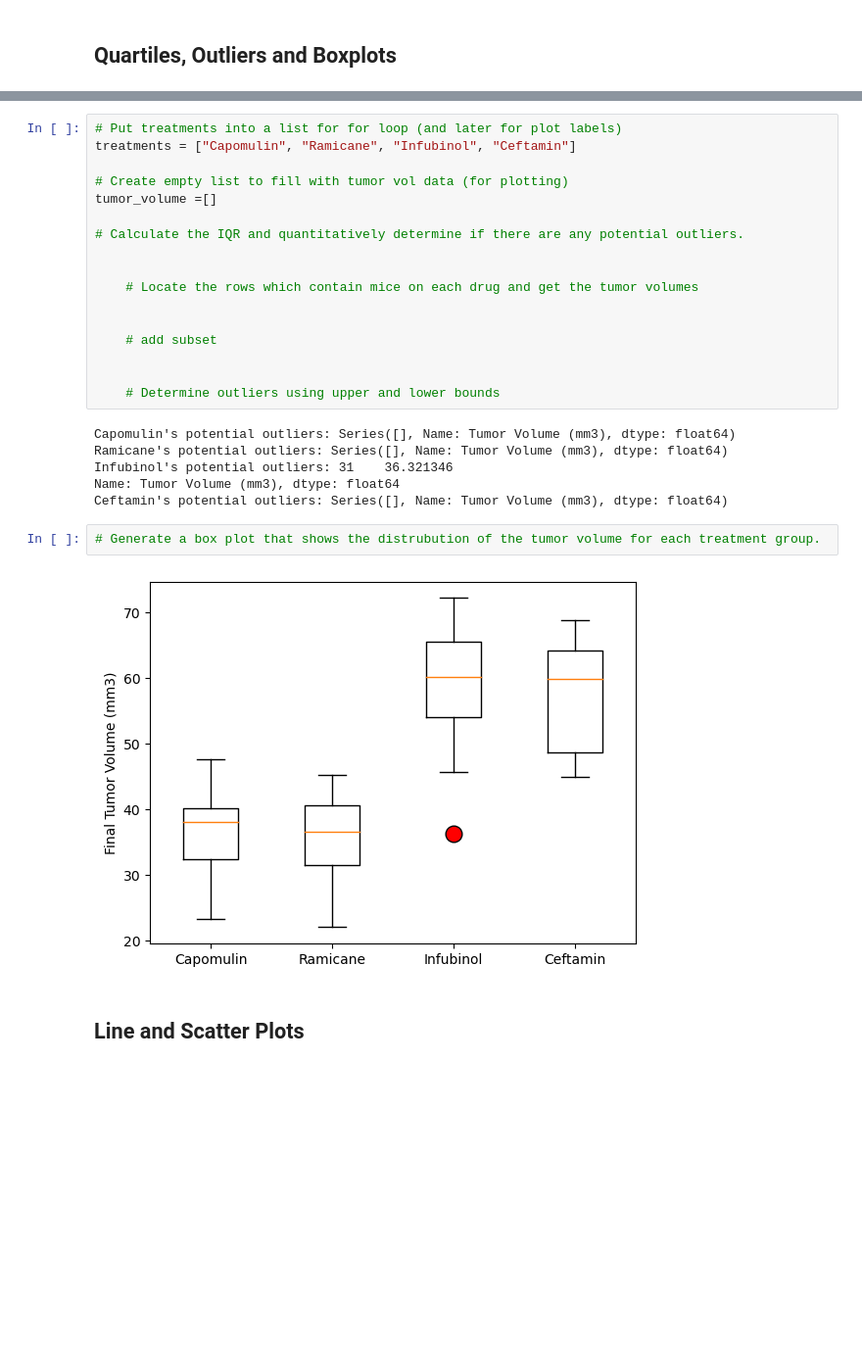
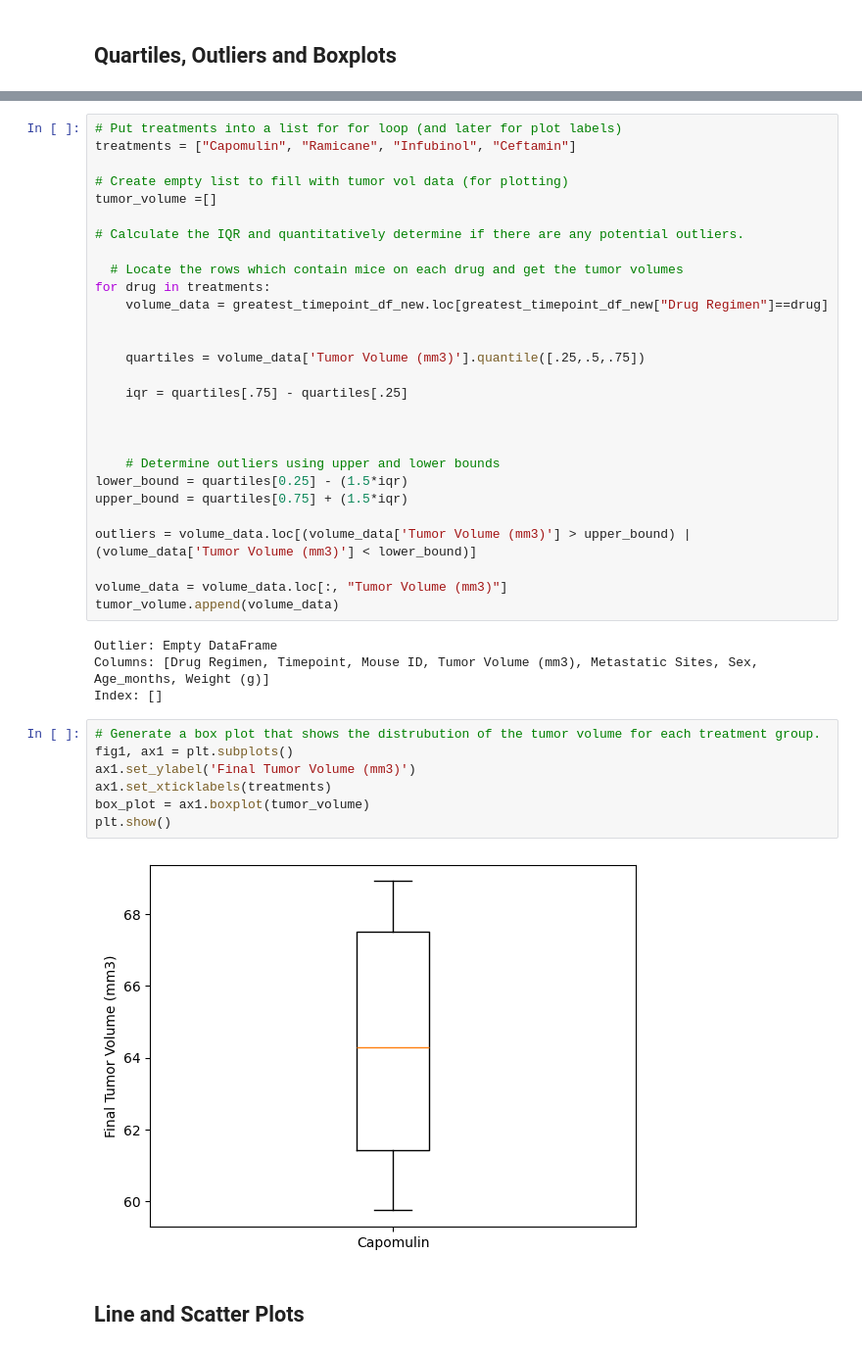
Before and after one commit to aortmeier20/MatPlotLib_Challenge2, a Jupyter notebook: Pymaceuticals/pymaceuticals_starter_AO Edit.ipynb, the cells around one changed output, grey strips where cells are left out. Shown: that part at 98% size. Saved outputs shown, nothing was run; the diff lists cells and outputs as text; blank space fills up the shorter version.

Commit message:
quartiles causing problems

```diff
--- a/Pymaceuticals/pymaceuticals_starter_AO Edit.ipynb
+++ b/Pymaceuticals/pymaceuticals_starter_AO Edit.ipynb
@@ -217,24 +226,38 @@ tumor_volume =[]
 
 # Calculate the IQR and quantitatively determine if there are any potential outliers.
 
-
-    # Locate the rows which contain mice on each drug and get the tumor volumes
+  # Locate the rows which contain mice on each drug and get the tumor volumes
+for drug in treatments:
+    volume_data = greatest_timepoint_df_new.loc[greatest_timepoint_df_new["Drug Regimen"]==drug]
 
 
-    # add subset
+    quartiles = volume_data['Tumor Volume (mm3)'].quantile([.25,.5,.75])
+
+    iqr = quartiles[.75] - quartiles[.25]
+
 
 
     # Determine outliers using upper and lower bounds
+lower_bound = quartiles[0.25] - (1.5*iqr)
+upper_bound = quartiles[0.75] + (1.5*iqr)
+
+outliers = volume_data.loc[(volume_data['Tumor Volume (mm3)'] > upper_bound) | (volume_data['Tumor Volume (mm3)'] < lower_bound)]
+
+volume_data = volume_data.loc[:, "Tumor Volume (mm3)"]
+tumor_volume.append(volume_data)
 # %% [output]
-Capomulin's potential outliers: Series([], Name: Tumor Volume (mm3), dtype: float64)
-Ramicane's potential outliers: Series([], Name: Tumor Volume (mm3), dtype: float64)
-Infubinol's potential outliers: 31    36.321346
-Name: Tumor Volume (mm3), dtype: float64
-Ceftamin's potential outliers: Series([], Name: Tumor Volume (mm3), dtype: float64)
+Outlier: Empty DataFrame
+Columns: [Drug Regimen, Timepoint, Mouse ID, Tumor Volume (mm3), Metastatic Sites, Sex, Age_months, Weight (g)]
+Index: []
 # %%
 # Generate a box plot that shows the distrubution of the tumor volume for each treatment group.
+fig1, ax1 = plt.subplots()
+ax1.set_ylabel('Final Tumor Volume (mm3)')
+ax1.set_xticklabels(treatments)
+box_plot = ax1.boxplot(tumor_volume)
+plt.show()
 # %% [output]
-[figure, old version]
+[figure, new version]
 # %% [markdown]
 ## Line and Scatter Plots
 # %%
```
Also changed, not shown: parts of 3 cells of this notebook.
